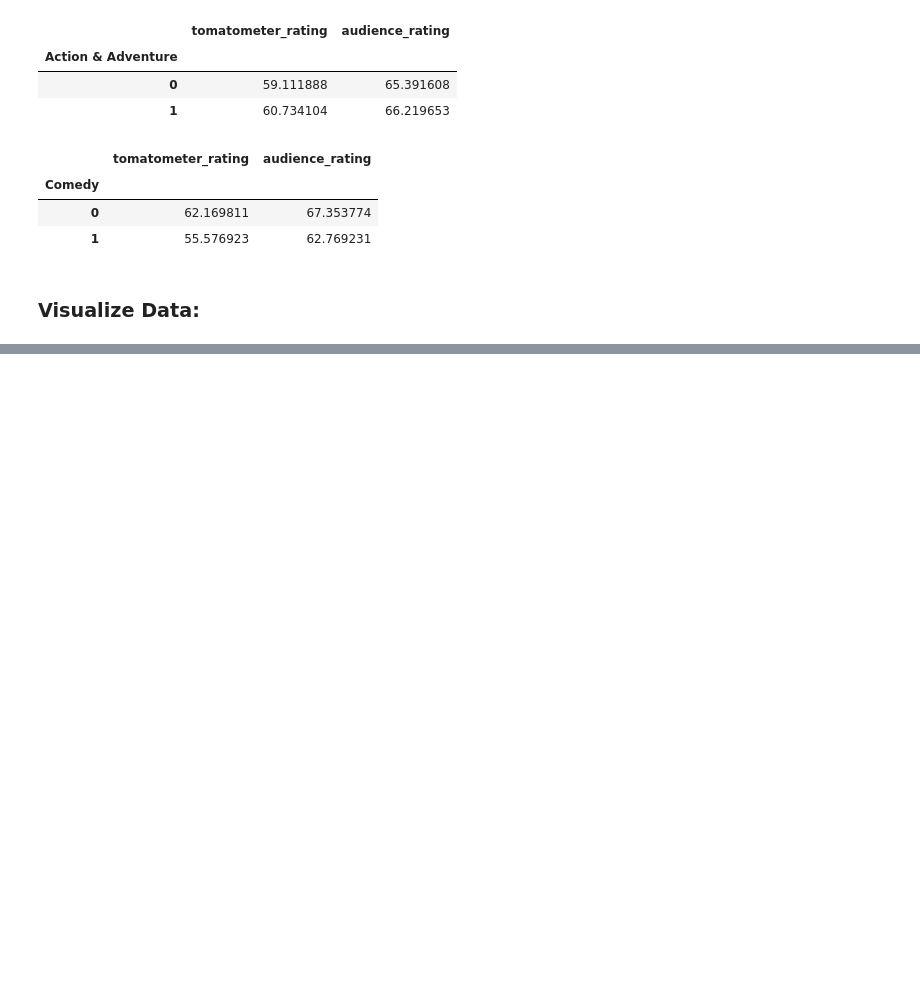
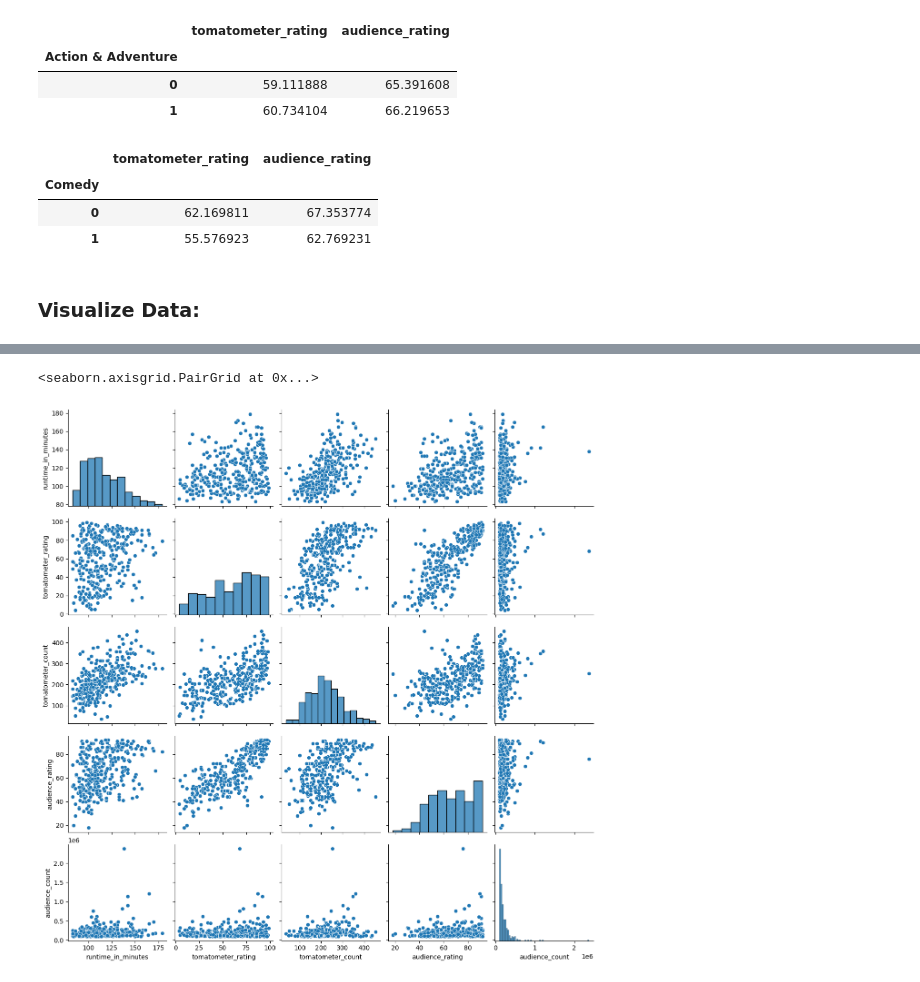
Before and after one commit to souparnabose99/data-science-360, a Jupyter notebook: exploratory-data-analysis/General/Code/eda/exploratory-data-analysis.ipynb, the cells around one changed output, grey strips where cells are left out. Saved outputs shown, nothing was run; the diff lists cells and outputs as text; code cells hidden in the pictures; blank space fills up the shorter version.

```diff
--- a/exploratory-data-analysis/General/Code/eda/exploratory-data-analysis.ipynb
+++ b/exploratory-data-analysis/General/Code/eda/exploratory-data-analysis.ipynb
@@ -195,0 +201,5 @@ popular_movies.groupby('Comedy')[['tomatometer_rating', 'audience_rating']].mean
+# %%
+sns.pairplot(popular_movies.iloc[:, :-3])
+# %% [output]
+<seaborn.axisgrid.PairGrid at 0x...>
+[figure, added]
```
Also changed, not shown: parts of 1 cell of this notebook.
